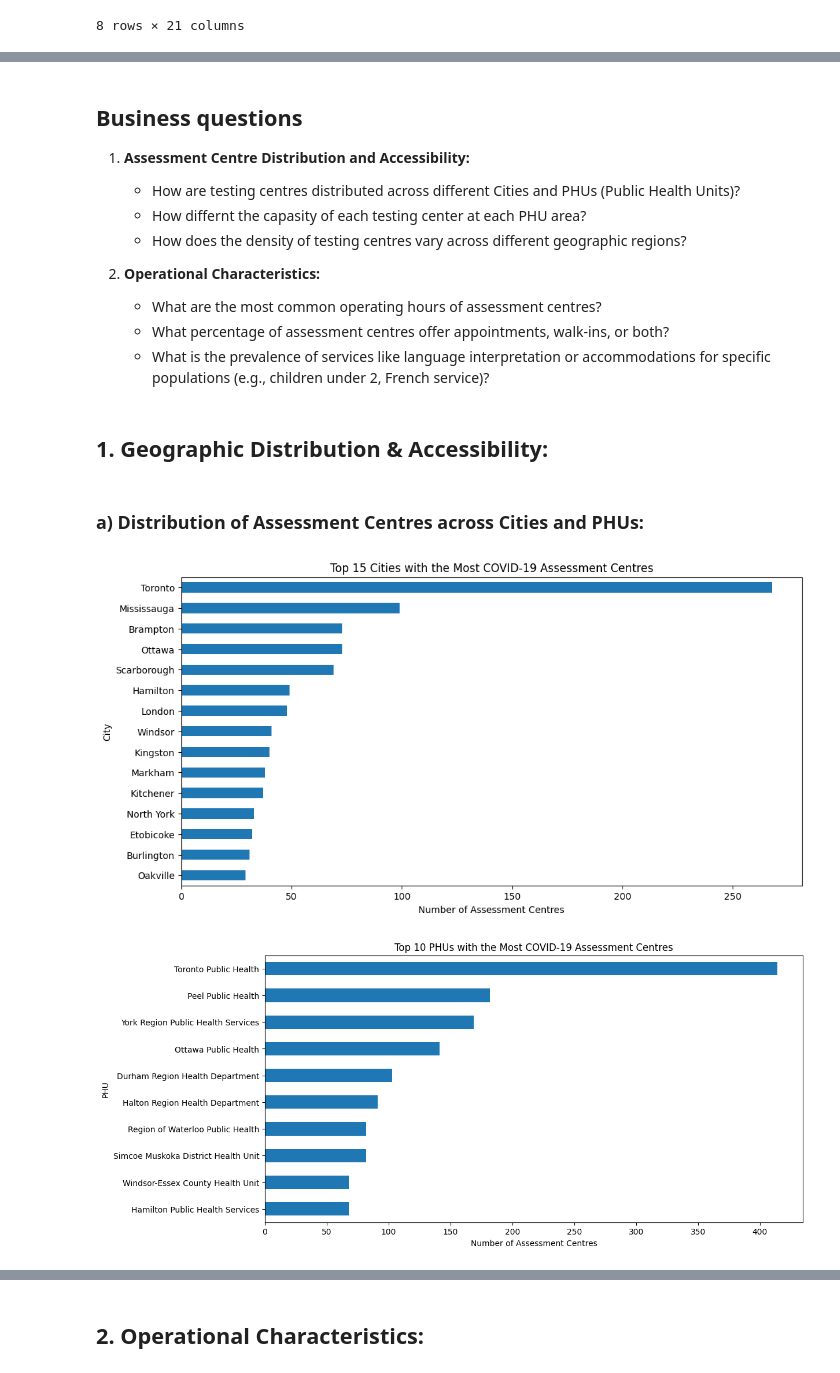
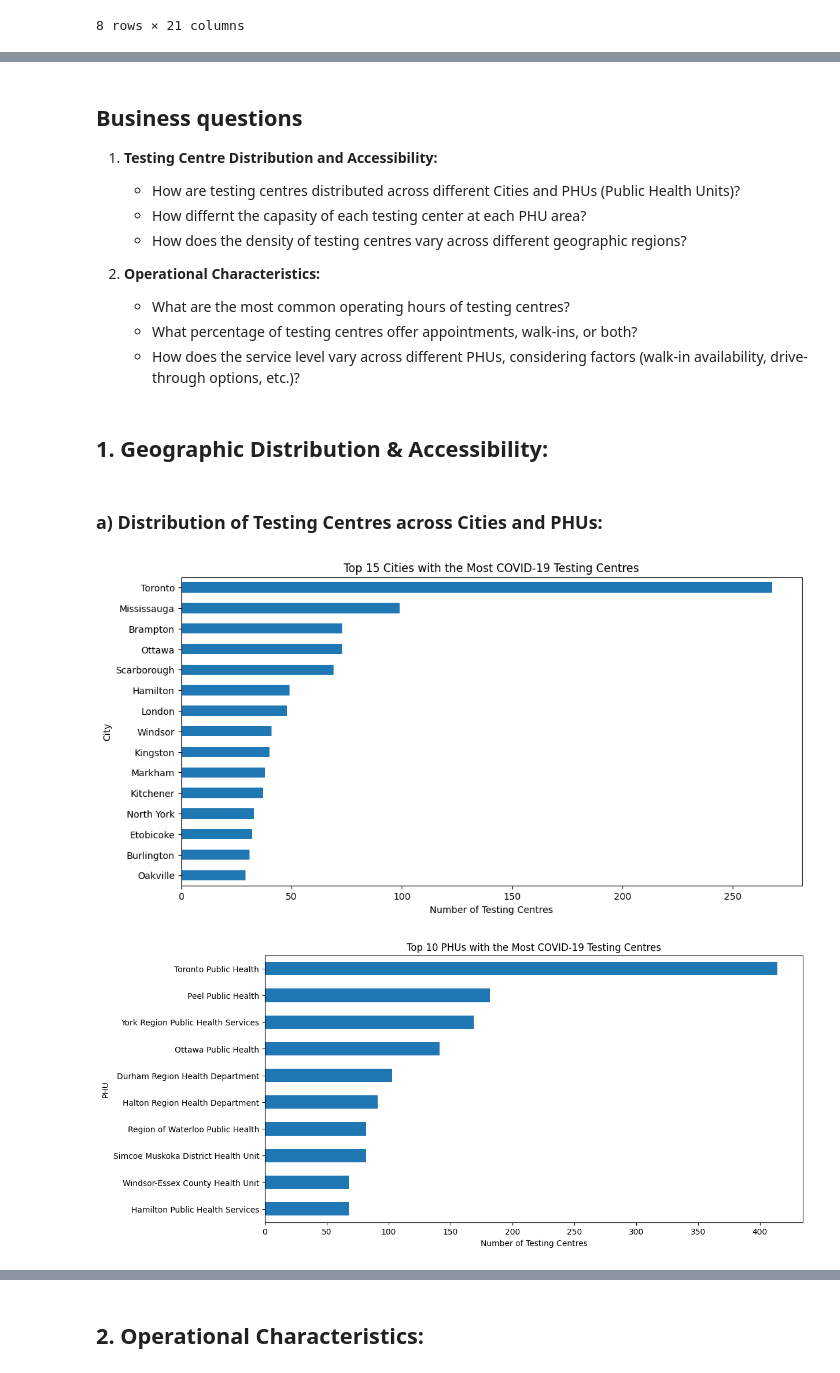
Before and after one commit to RanArino/Course_Projects, a Jupyter notebook: BDA700_HealthAnalytics/Assignment01/Reports.ipynb, the cells around one changed output, grey strips where cells are left out. Drawn from its saved outputs; the diff is of its cells as text; code cells hidden in the pictures.

```diff
--- a/BDA700_HealthAnalytics/Assignment01/Reports.ipynb
+++ b/BDA700_HealthAnalytics/Assignment01/Reports.ipynb
@@ -55,6 +74,10 @@ Columns:
 # %%
 # Remove commas from 'phu' column in data DataFrame
 data['phu'] = data['phu'].str.replace(',', '')
+
+# fix the potential typo mistake in the 'phu' column
+data['phu'] = data['phu'].str.replace('Grey Bruce Health Unit', 'Grey-Bruce Health Unit')
+data['phu'] = data['phu'].str.replace('North Bay Parry Sound District Health Unit', 'North Bay-Parry Sound District Health Unit')
 
 # Top 10 phus
 top_10_phus = data['phu'].value_counts()[:10]
@@ -133,41 +156,41 @@ Name: count, dtype: int64
 # %% [markdown]
 ## Business questions
 
-1. **Assessment Centre Distribution and Accessibility:**
+1. **Testing Centre Distribution and Accessibility:**
     - How are testing centres distributed across different Cities and PHUs (Public Health Units)?
     - How differnt the capasity of each testing center at each PHU area?
     - How does the density of testing centres vary across different geographic regions?
 
 2. **Operational Characteristics:**
-    - What are the most common operating hours of assessment centres?
-    - What percentage of assessment centres offer appointments, walk-ins, or both?
-    - What is the prevalence of services like language interpretation or accommodations for specific populations (e.g., children under 2, French service)?
+    - What are the most common operating hours of testing centres?
+    - What percentage of testing centres offer appointments, walk-ins, or both?
+    - How does the service level vary across different PHUs, considering factors (walk-in availability, drive-through options, etc.)?
 # %% [markdown]
 ## 1. Geographic Distribution & Accessibility:
 # %% [markdown]
-### a) Distribution of Assessment Centres across Cities and PHUs:
+### a) Distribution of Testing Centres across Cities and PHUs:
 # %%
-# Count the number of assessment centres in each city
+# Count the number of testing centres in each city
 city_counts = data['city'].value_counts()
 
-# Plot the top 15 cities with the most assessment centres
+# Plot the top 15 cities with the most testing centres
 plt.figure(figsize=(12, 6))
 city_counts[:15][::-1].plot(kind='barh')
-plt.title('Top 15 Cities with the Most COVID-19 Assessment Centres')
+plt.title('Top 15 Cities with the Most COVID-19 Testing Centres')
 plt.ylabel('City')
-plt.xlabel('Number of Assessment Centres')
+plt.xlabel('Number of Testing Centres')
 plt.show()
 
-# Count the number of assessment centres in each PHU
+# Count the number of testing centres in each PHU
 phu_counts = data['phu'].value_counts()
 
-# Plot the PHUs with the most assessment centres
+# Plot the PHUs with the most testing centres
 plt.figure(figsize=(12, 6))
 phu_counts[:10][::-1].plot(kind='barh')
-plt.title('Top 10 PHUs with the Most COVID-19 Assessment Centres')
+plt.title('Top 10 PHUs with the Most COVID-19 Testing Centres')
 plt.ylabel('PHU')
-plt.xlabel('Number of Assessment Centres')
+plt.xlabel('Number of Testing Centres')
 plt.show()
 # %% [output]
-[figure, old version]
+[figure, new version]
-[figure, old version]
+[figure, new version]
```
Also changed, not shown: parts of 17 cells of this notebook.
